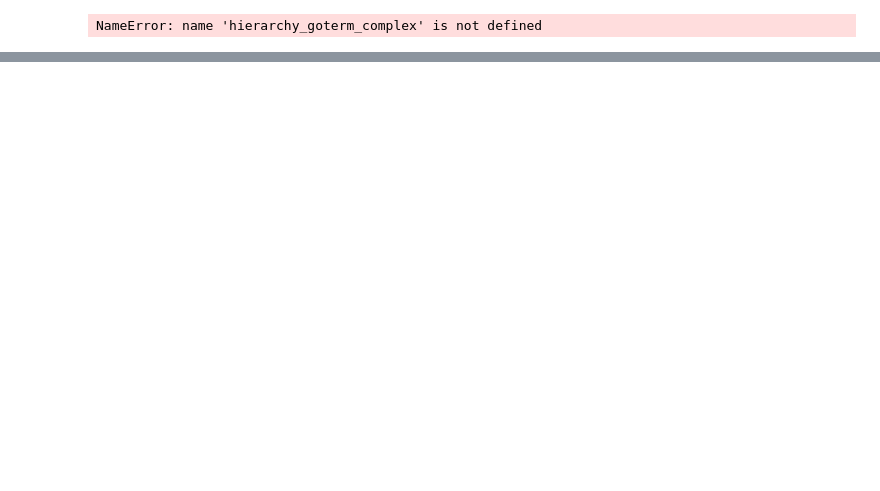
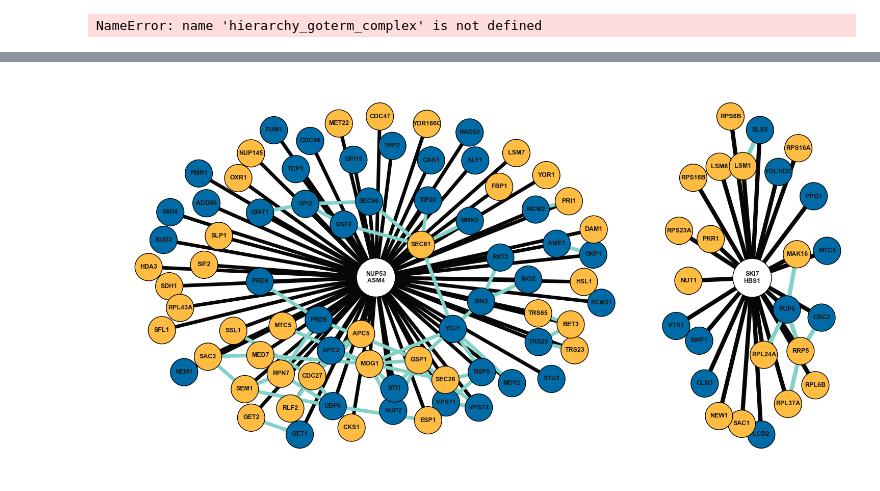
Before and after one commit to raphael-group/chimeric-epistasis, a Jupyter notebook: yeast_screens/Kuzmin_data_analysis.ipynb, the cells around one changed output, grey strips where cells are left out. Saved outputs shown, nothing was run; the diff lists cells and outputs as text; code cells hidden in the pictures; blank space fills up the shorter version.

```diff
--- a/yeast_screens/Kuzmin_data_analysis.ipynb
+++ b/yeast_screens/Kuzmin_data_analysis.ipynb
@@ -1878,12 +1892,12 @@ def categorize_third_genes(overlap, only_mult, gene1, gene2, selected_go_terms,
         for gene in third_genes[category]:
 
             # categorize genes by GO term
-            for goid in db.gene_2_go[gene]:
-                GO_terms[db.goid_2_term[goid]].append(gene)
+            for goid in gene_2_go[gene]:
+                GO_terms[goid_2_term[goid]].append(gene)
 
             # categorize genes by GO complex
-            if gene in db.gene_2_protein_complex:
-                for go in db.gene_2_protein_complex[gene]:
+            if gene in gene_2_protein_complex:
+                for go in gene_2_protein_complex[gene]:
                     GO_complexes[go].append(gene)
 
 
@@ -1955,8 +1974,8 @@ def test(overlap, only_mult, gene1, gene2, overlap_color, only_mult_color):
 
     GO_terms = defaultdict(list)
     for gene in third_genes:
-        for goid in db.gene_2_go[gene]:
-            GO_terms[db.goid_2_term[goid]].append(gene)
+        for goid in gene_2_go[gene]:
+            GO_terms[goid_2_term[goid]].append(gene)
 
     for go in selected_go_terms:
         for gene in GO_terms[go]:
@@ -1993,4 +2012,4 @@ pl = nx.draw(G_nup53_asm4, pos,
         width=3.0)
 
 
-plt.savefig('/Users/bjarnold/Princeton_DataX/Epistasis/higher_order_reanalysis/yeast_screens/figs/panels_tmp/nup53_asm4.pdf', transparent=True)
+# plt.savefig('/Users/bjarnold/Princeton_DataX/Epistasis/higher_order_reanalysis/yeast_screens/figs/panels_tmp/nup53_asm4.pdf', transparent=True)
@@ -2111,7 +2139,7 @@ def make_graph(overlap, only_mult, gene1, gene2, overlap_color, only_mult_color)
             #edge_colors.append(only_reported_color)
     GOs = defaultdict(list)
     for gene in third_genes:
-        for go in db.gene_2_go[gene]:
+        for go in gene_2_go[gene]:
             #GOs[go] +=1
             GOs[go].append(gene)
 
@@ -2128,33 +2156,35 @@ fig, axs = plt.subplots(nrows=1, ncols=2, figsize=(15,8), gridspec_kw={'width_ra
 G_nup53_asm4, node_colors, edge_colors, node_sizes, GOs =  make_graph(overlap, only_mult, 'NUP53', 'ASM4', overlap_color, only_mult_color)
 pos = layout(G_nup53_asm4)
 pl = nx.draw(G_nup53_asm4, pos,
         with_labels=True,
         node_color=node_colors,
         node_size=node_sizes,
         edge_color=edge_colors,
         font_size=9,
         font_weight='bold',
         width=5.0,
         ax=axs[0])
 #ax = plt.gca() # to get the current axis
 axs[0].collections[0].set_edgecolor("black")
 
 G_ski7_hbs1, node_colors, edge_colors, node_sizes, GOs =  make_graph(overlap, only_mult, 'SKI7', 'HBS1', overlap_color, only_mult_color)
 pos = layout(G_ski7_hbs1)
 pl = nx.draw(G_ski7_hbs1, pos,
         with_labels=True,
         node_color=node_colors,
         node_size=node_sizes,
         edge_color=edge_colors,
         font_size=9,
         font_weight='bold',
         width=6.0,
         ax=axs[1])
 #ax = plt.gca() # to get the current axis
 axs[1].collections[0].set_edgecolor("black")
 fig.tight_layout()
 #nx.draw_networkx_labels(G, pos=pos_higher, font_color="black")
 #nx.draw_networkx_edge_labels(G,pos,edge_labels=edge_labels, bbox=dict(alpha=0))
+# %% [output]
+[figure, added]
 # %%
 G_nup53_asm4, node_colors, edge_colors, node_sizes, GOs =  make_graph(overlap, only_mult, 'NUP53', 'ASM4', overlap_color, only_mult_color)
 tmp2 = sorted(GOs.items(), key=lambda x:len(x[1]), reverse=True)
```
Also changed, not shown: parts of 24 cells of this notebook, 2 other files.
